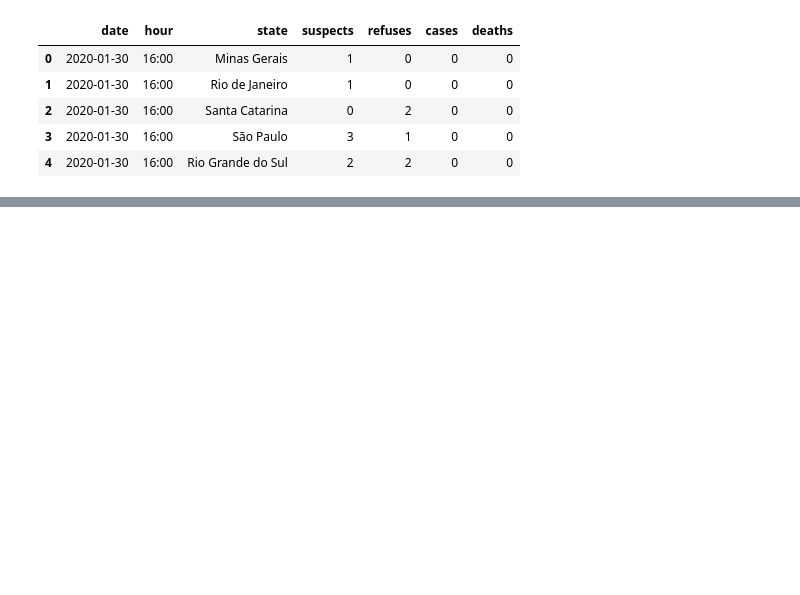
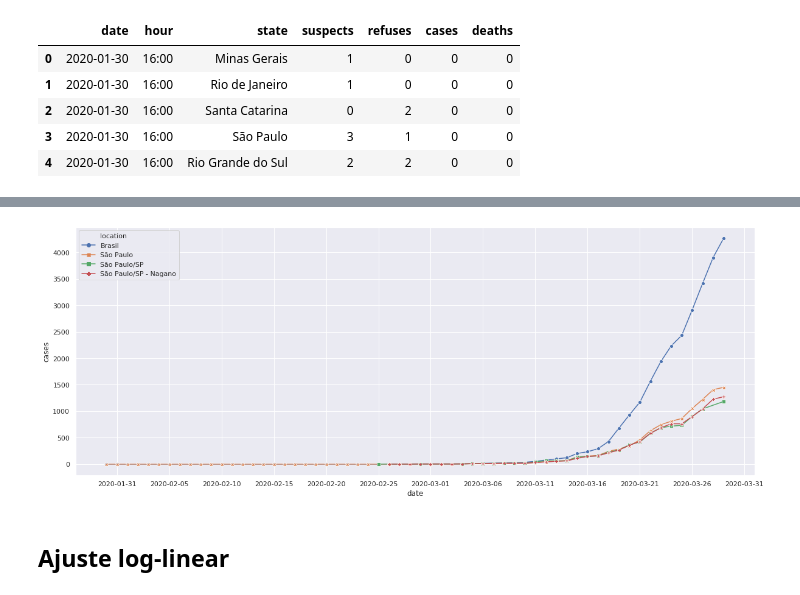
Before and after one commit to pedroseiler/coronavirus, a Jupyter notebook: notebooks/covid_1.ipynb, the cells around one changed output, grey strips where cells are left out. Cells and saved outputs as stored; diff of their text form; code cells hidden in the pictures; blank space fills up the shorter version.

Commit message:
Adding log linear fit

```diff
--- a/notebooks/covid_1.ipynb
+++ b/notebooks/covid_1.ipynb
@@ -35,0 +182,4 @@ Data mínima: 2020-01-30
+# %%
+columns_list = ["newCases", "totalCases"]
+covid19_br_vicosa_sp = groupby_location(covid19_br_vicosa_cites_times, "Brasil", "date", "city", columns_list, location = "São Paulo/SP")
+covid19_br_vicosa_sp = correcting_types(covid19_br_vicosa_sp, "date", '%Y-%m-%d', columns_list)
@@ -35,0 +196,6 @@ Data mínima: 2020-01-30
+# %%
+## join
+covid19_br_vicosa_sp['cases'] = covid19_br_vicosa_sp['totalCases']
+covid19_br_vicosa_sp = covid19_br_vicosa_sp[['date','location','cases']]
+covid19_brasil = covid19_brasil[['date','location','cases']]
+covid19_brasil = pd.concat([covid19_brasil, covid19_br_vicosa_sp], ignore_index=True)
@@ -35,0 +213,6 @@ Data mínima: 2020-01-30
+# %%
+columns_list = ["casos confirmados"]
+covid19_br_nagano_sp = groupby_location(covid19_br_nagano, "Brasil", "data", "municipio", columns_list, location = "São Paulo")
+covid19_br_nagano_sp = correcting_types(covid19_br_nagano_sp, "data", '%d/%m/%Y', columns_list)
+covid19_br_nagano_sp['location'] = "São Paulo/SP - Nagano"
+covid19_br_nagano_sp.rename(columns={'data':'date', 'casos confirmados':'cases'}, inplace=True)
@@ -35,0 +230,14 @@ Data mínima: 2020-01-30
+# %%
+covid19_brasil = pd.concat([covid19_brasil, covid19_br_nagano_sp], ignore_index=True)
+# %%
+plt.figure(figsize=(20,7.5))
+ax = sns.lineplot(x="date", y="cases",
+                  hue="location", markers=True, style = "location",
+                  dashes=False, data=covid19_brasil)
+
+ax.yaxis.set_major_locator(ticker.MultipleLocator(500))
+ax.xaxis.set_major_locator(ticker.MultipleLocator(5))
+# %% [output]
+[figure, added]
+# %% [markdown]
+## Ajuste log-linear
```
Also changed, not shown: parts of 43 cells of this notebook, 19 other files.
